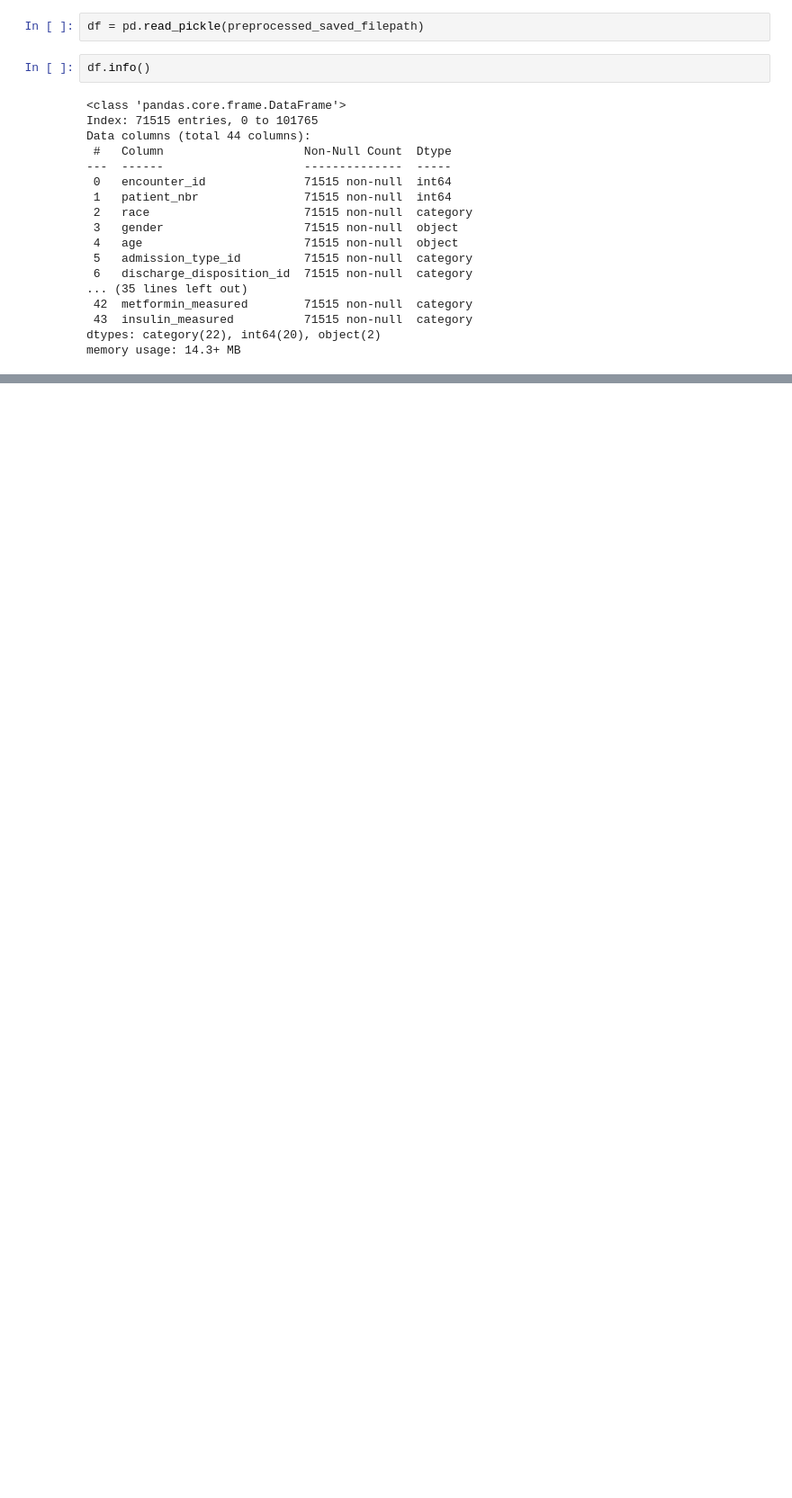
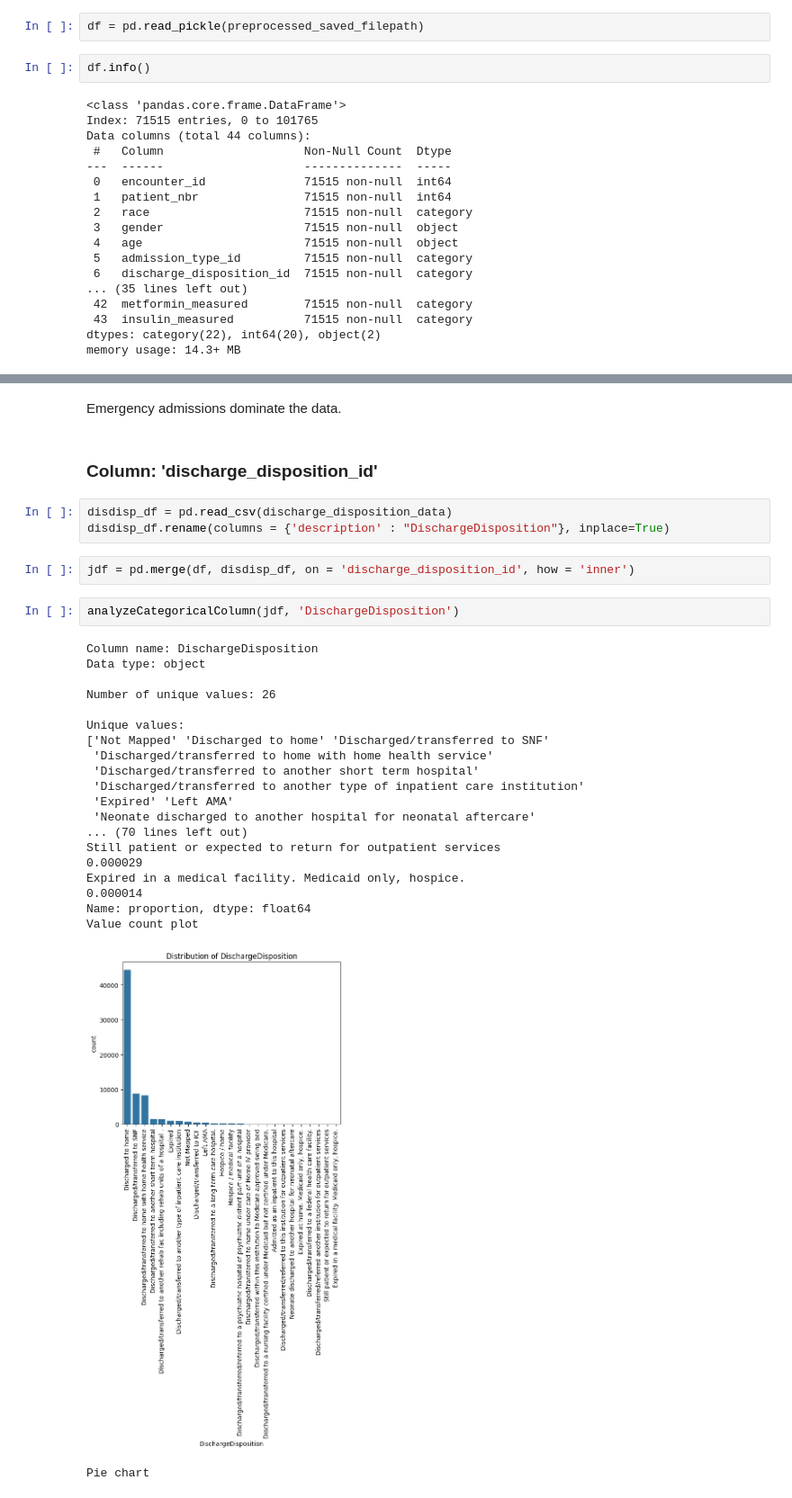
Before and after one commit to abhitoshj/diabetes-readmission, a Jupyter notebook: Code/03-eda-univariate.ipynb, the cells around one changed output, grey strips where cells are left out. Shown at 90% size. Drawn from its saved outputs; the diff is of its cells as text; blank space fills up the shorter version.

```diff
--- a/Code/03-eda-univariate.ipynb
+++ b/Code/03-eda-univariate.ipynb
@@ -47,0 +156,31 @@ memory usage: 14.3+ MB
+# %% [markdown]
+Emergency admissions dominate the data.
+# %% [markdown]
+### Column: 'discharge_disposition_id'
+# %%
+disdisp_df = pd.read_csv(discharge_disposition_data)
+disdisp_df.rename(columns = {'description' : "DischargeDisposition"}, inplace=True)
+# %%
+jdf = pd.merge(df, disdisp_df, on = 'discharge_disposition_id', how = 'inner')
+# %%
+analyzeCategoricalColumn(jdf, 'DischargeDisposition')
+# %% [output]
+Column name: DischargeDisposition
+Data type: object
+
+Number of unique values: 26
+
+Unique values:
+['Not Mapped' 'Discharged to home' 'Discharged/transferred to SNF'
+ 'Discharged/transferred to home with home health service'
+ 'Discharged/transferred to another short term hospital'
+ 'Discharged/transferred to another type of inpatient care institution'
+ 'Expired' 'Left AMA'
+ 'Neonate discharged to another hospital for neonatal aftercare'
+... (70 lines left out)
+Still patient or expected to return for outpatient services                                                  0.000029
+Expired in a medical facility. Medicaid only, hospice.                                                       0.000014
+Name: proportion, dtype: float64
+Value count plot
+[figure, added]
+Pie chart
```
Also changed, not shown: parts of 14 cells of this notebook, 1 other file.
